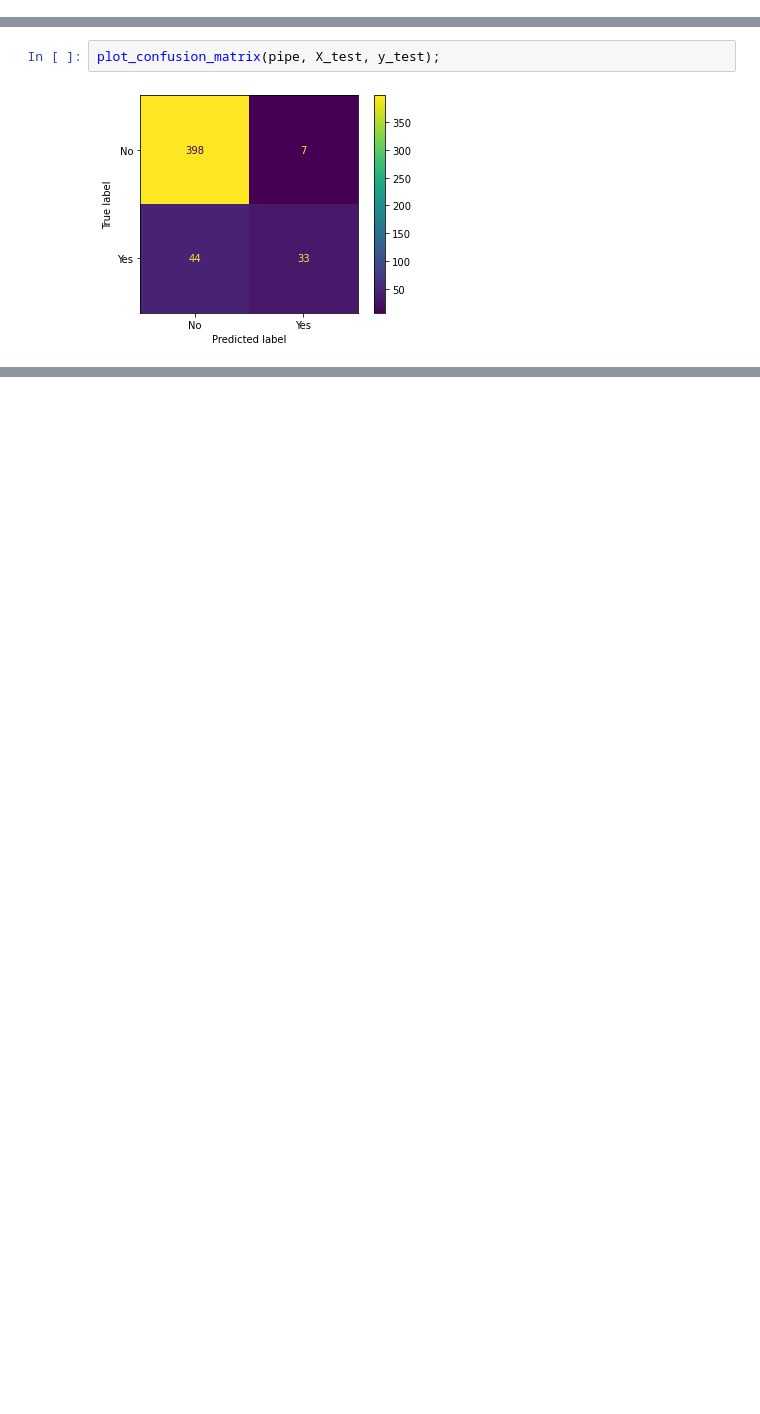
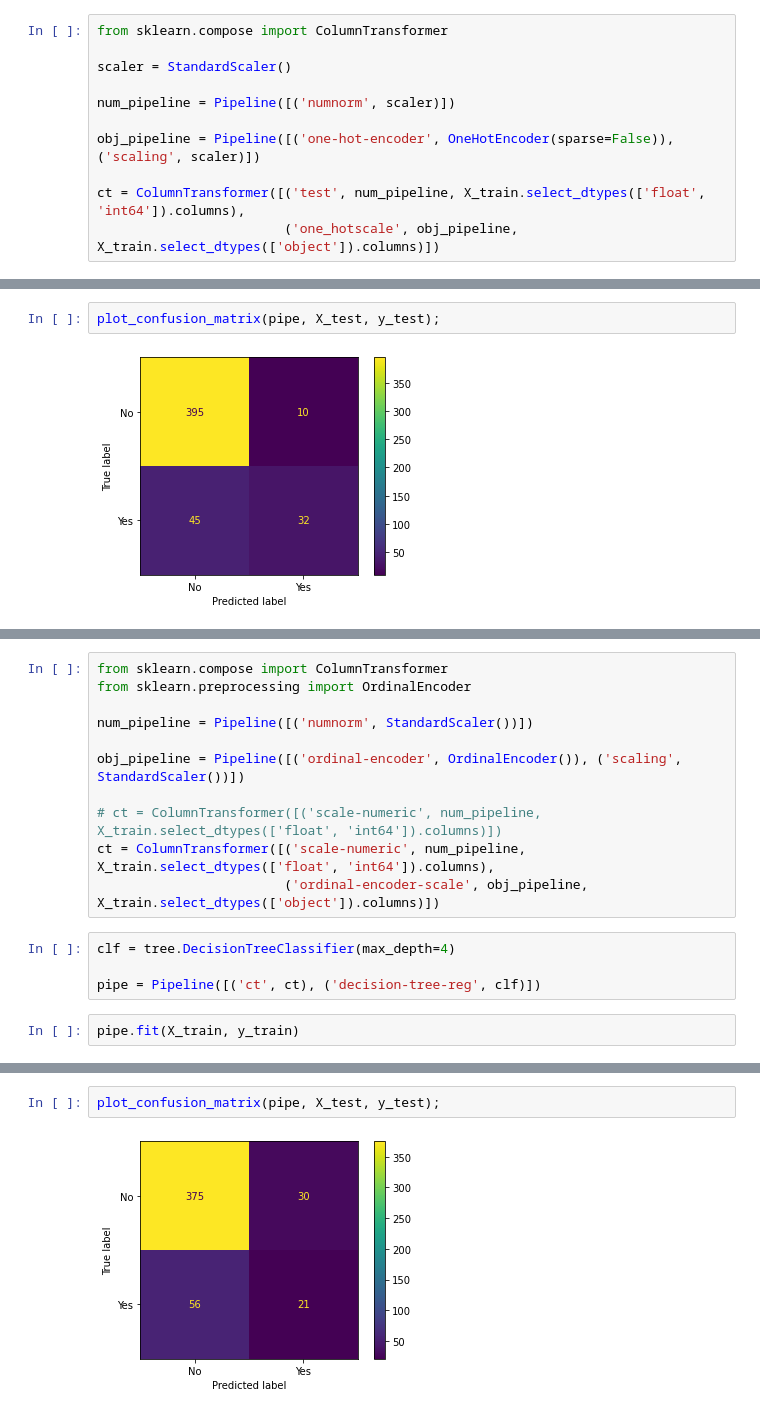
Before and after one commit to MonicaLauren/IBM-Attrition-Prediction, a Jupyter notebook: Scratchbook.ipynb, the cells around one changed output, grey strips where cells are left out. Cells and saved outputs as stored; diff of their text form; blank space fills up the shorter version.

Commit message:
Add Decision Tree Model.

```diff
--- a/Scratchbook.ipynb
+++ b/Scratchbook.ipynb
@@ -77 +75,12 @@ X_train, X_test, y_train, y_test = train_test_split(X,y, test_size=0.33, random_
+# %%
+from sklearn.compose import ColumnTransformer
+
+scaler = StandardScaler()
+
+num_pipeline = Pipeline([('numnorm', scaler)])
+
+obj_pipeline = Pipeline([('one-hot-encoder', OneHotEncoder(sparse=False)), ('scaling', scaler)])
+
+ct = ColumnTransformer([('test', num_pipeline, X_train.select_dtypes(['float', 'int64']).columns),
+                        ('one_hotscale', obj_pipeline, X_train.select_dtypes(['object']).columns)])
 # %%
@@ -124,0 +134,17 @@ plot_confusion_matrix(pipe, X_test, y_test);
+# %%
+from sklearn.compose import ColumnTransformer
+from sklearn.preprocessing import OrdinalEncoder
+
+num_pipeline = Pipeline([('numnorm', StandardScaler())])
+
+obj_pipeline = Pipeline([('ordinal-encoder', OrdinalEncoder()), ('scaling', StandardScaler())])
+
+# ct = ColumnTransformer([('scale-numeric', num_pipeline, X_train.select_dtypes(['float', 'int64']).columns)])
+ct = ColumnTransformer([('scale-numeric', num_pipeline, X_train.select_dtypes(['float', 'int64']).columns),
+                        ('ordinal-encoder-scale', obj_pipeline, X_train.select_dtypes(['object']).columns)])
+# %%
+clf = tree.DecisionTreeClassifier(max_depth=4)
+
+pipe = Pipeline([('ct', ct), ('decision-tree-reg', clf)])
+# %%
+pipe.fit(X_train, y_train)
@@ -124,0 +201,4 @@ plot_confusion_matrix(pipe, X_test, y_test);
+# %%
+plot_confusion_matrix(pipe, X_test, y_test);
+# %% [output]
+[figure, added]
```
Also changed, not shown: parts of 17 cells of this notebook.
